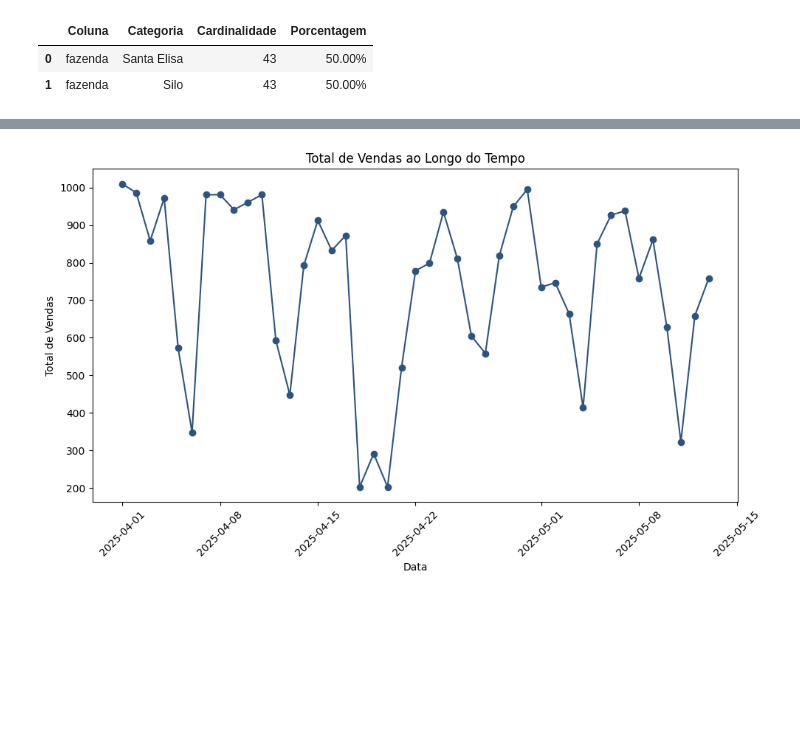
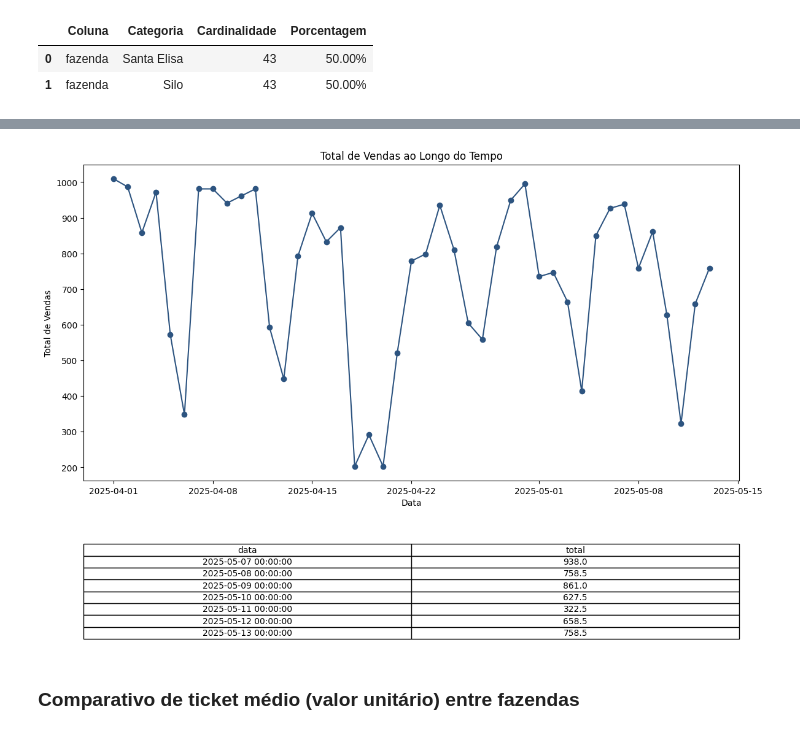
Before and after one commit to rafa-trindade/dashboard-elisaagro, a Jupyter notebook: notebooks/eda.ipynb, the cells around one changed output, grey strips where cells are left out. Saved outputs shown, nothing was run; the diff lists cells and outputs as text; code cells hidden in the pictures; blank space fills up the shorter version.

```diff
--- a/notebooks/eda.ipynb
+++ b/notebooks/eda.ipynb
@@ -31,7 +33,7 @@ df.tail()
 
 df['data'] = pd.to_datetime(df['data'], dayfirst=True, errors='coerce')
 
-data_inicio = pd.Timestamp('2025-02-01')
+data_inicio = pd.Timestamp('2025-04-01')
 
 
 df_filtrado = df[df['data'] >= data_inicio].copy()
@@ -121,17 +133,27 @@ plt.show()
 # %%
-# 003. Evolução temporal do total de vendas
-import matplotlib.pyplot as plt
-
 df_data_total = df_filtrado.groupby('data')['total'].sum().reset_index()
 
-plt.figure(figsize=(10, 6))
-plt.plot(df_data_total['data'], df_data_total['total'], marker='o', color=util.barra_azul)
-plt.title('Total de Vendas ao Longo do Tempo')
-plt.xlabel('Data')
-plt.ylabel('Total de Vendas')
-plt.xticks(rotation=45)
+tabela_dados = df_data_total.tail(7)
+
+fig, ax = plt.subplots(figsize=(12, 8))
+
+ax.plot(df_data_total['data'], df_data_total['total'], marker='o', color=util.barra_azul)
+ax.set_title('Total de Vendas ao Longo do Tempo')
+ax.set_xlabel('Data')
+ax.set_ylabel('Total de Vendas')
+plt.xticks(rotation=0)
+
+tabela = plt.table(cellText=tabela_dados.values,
+                   colLabels=tabela_dados.columns,
+                   cellLoc='center',
+                   loc='bottom',
+                   bbox=[0.0, -0.5, 1.0, 0.3])  # Ajuste conforme necessário
+
+plt.subplots_adjust(bottom=0.3)
 plt.tight_layout()
 plt.show()
 # %% [output]
-[figure, old version]
+[figure, new version]
+# %% [markdown]
+### Comparativo de ticket médio (valor unitário) entre fazendas
 # %%
```
Also changed, not shown: parts of 76 cells of this notebook, 1 other file.
